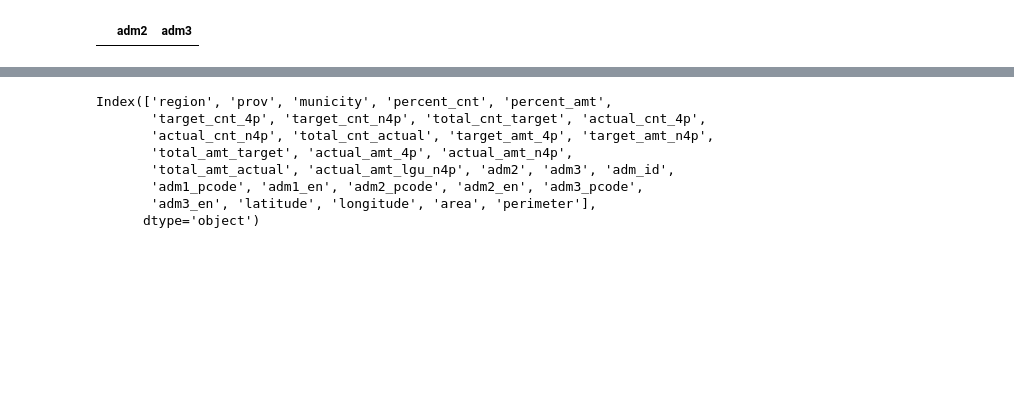
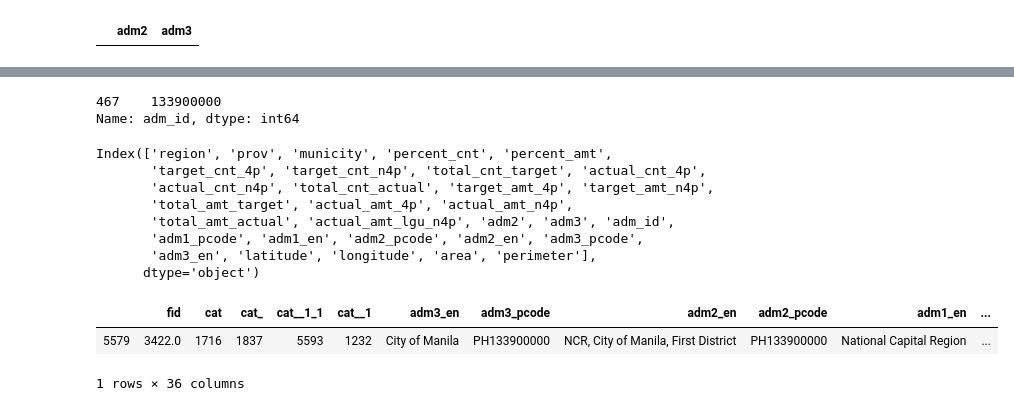
Before and after one commit to altcoder/covid19-budget-tracker, a Jupyter notebook: notebooks/covid_budget_tracker.ipynb, the cells around one changed output, grey strips where cells are left out. Drawn from its saved outputs; the diff is of its cells as text; code cells hidden in the pictures; blank space fills up the shorter version.

```diff
--- a/notebooks/covid_budget_tracker.ipynb
+++ b/notebooks/covid_budget_tracker.ipynb
@@ -98,5 +98,5 @@ adm3
 # %%
-dswd_adm2_csv = '{}/dswd_adm2_lookup.csv'.format(datasets_folder)
+dswd_adm2_csv = '{}/dswd_adm2_lookup.csv'.format(datasets_dir)
 dswd_adm2 = pd.read_csv(dswd_adm2_csv)
 dswd_adm2['adm2'] = dswd_adm2['lookup_key_adm2']
 esp_adm2_adj = esp.merge(dswd_adm2, on=['adm2'], how='left')
@@ -110,7 +110,7 @@ esp_adm2_adj_n = esp_adm2_adj_n.drop(columns=['lookup_key_adm2', 'lookup_adm2'])
 
 esp_adm2_adj = pd.concat([esp_adm2_adj_y, esp_adm2_adj_n], ignore_index=True)
 # %%
-dswd_adm3_csv = '{}/dswd_adm3_lookup.csv'.format(datasets_folder)
+dswd_adm3_csv = '{}/dswd_adm3_lookup.csv'.format(datasets_dir)
 dswd_adm3 = pd.read_csv(dswd_adm3_csv)
 dswd_adm3['adm2'] = dswd_adm3['lookup_key_adm2']
 dswd_adm3['adm3'] = dswd_adm3['lookup_key_adm3']
@@ -151 +135,6 @@ matched
+# %%
+matched#[matched['adm3'] == 'MANILA']['adm_id']
+# %% [output]
+467    133900000
+Name: adm_id, dtype: int64
 # %%
@@ -172,7 +161,7 @@ esp_aics_sel = matched[['adm_id', 'region', 'prov', 'municity', 'percent_cnt', '
        'total_amt_target', 'actual_amt_4p', 'actual_amt_n4p',
        'total_amt_actual', 'actual_amt_lgu_n4p']]
 
-adm3_shp = geopandas.read_file('{}/MunicipalitiesMin.shp'.format(datasets_folder))
+adm3_shp = geopandas.read_file('{}/MunicipalitiesManilaMergedMin.shp'.format(datasets_dir))
 adm3_shp.columns = adm3_shp.columns.str.lower()
 dswd_esp_aics_geo = adm3_shp.merge(esp_aics_sel, on=['adm_id'], how='left')
 dswd_esp_aics_geo = dswd_esp_aics_geo.replace('', 'NaN')
@@ -195,4 +184,10 @@ convert_dict = {
 }
 dswd_esp_aics_geo = dswd_esp_aics_geo.astype(convert_dict)
 #dswd_esp_aics_geo.dtypes
+# %%
+dswd_esp_aics_geo[dswd_esp_aics_geo['adm_id'] == 133900000]
+# %% [output]
+|  | fid | cat | cat_ | cat__1_1 | cat__1 | adm3_en | adm3_pcode | adm2_en | adm2_pcode | adm1_en | ... |
+| 5579 | 3422.0 | 1716 | 1837 | 5593 | 1232 | City of Manila | PH133900000 | NCR, City of Manila, First District | PH133900000 | National Capital Region | ... |
+1 rows × 36 columns
 # %%
```
Also changed, not shown: parts of 7 cells of this notebook, 20 other files.
